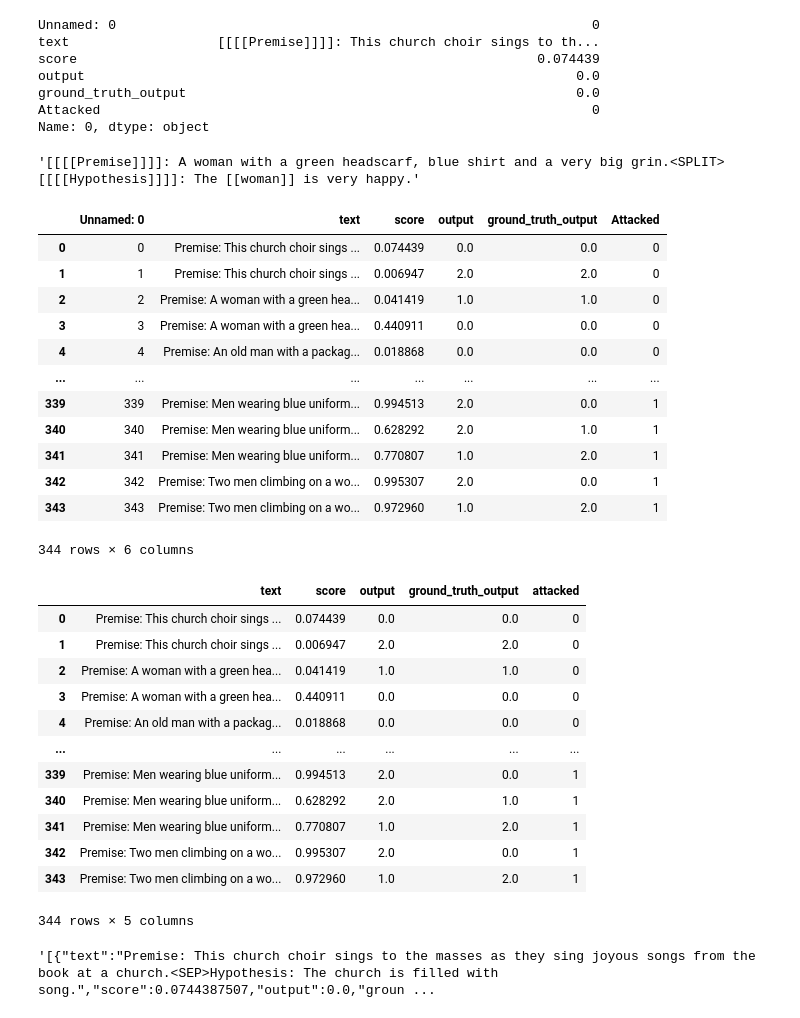
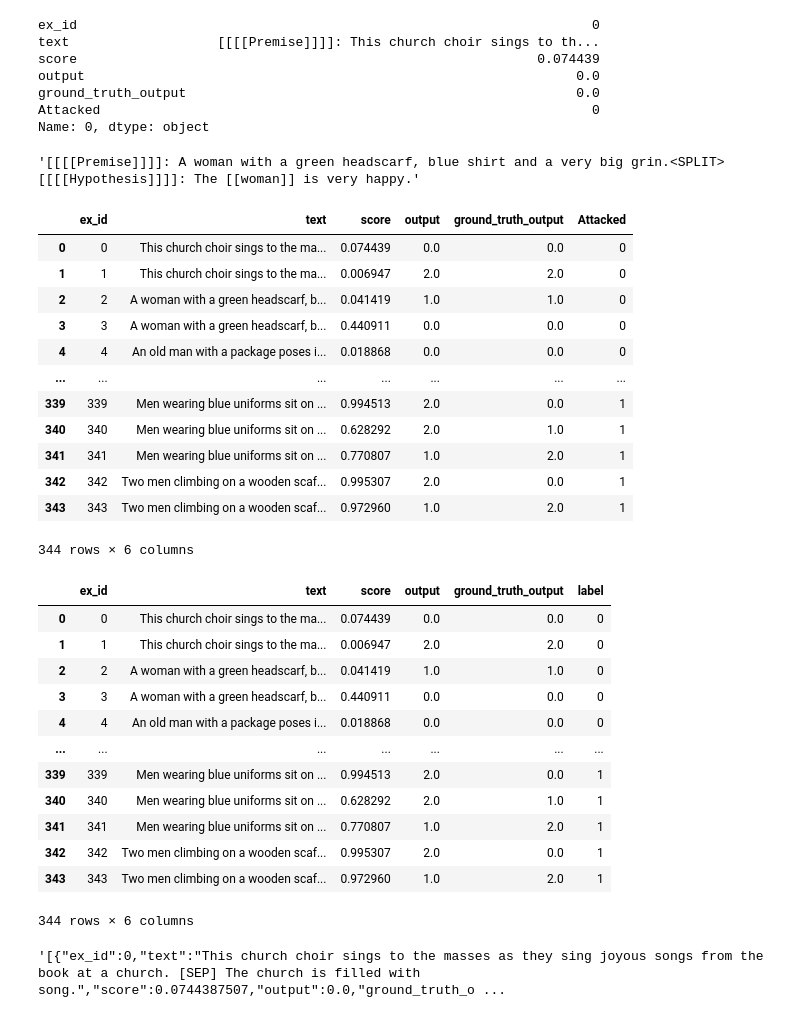
Before and after one commit to katieluo88/spectraltextanomoly, a Jupyter notebook: notebooks/convert_to_json.ipynb, the cells around one changed output. Cells and saved outputs as stored; diff of their text form; code cells hidden in the pictures.

```diff
--- a/notebooks/convert_to_json.ipynb
+++ b/notebooks/convert_to_json.ipynb
@@ -3,5 +3,6 @@ import pandas as pd
 import numpy as np
 # %%
 df = pd.read_csv('../data/textfooler-distilbert-base-cased-snli.csv')
+df.rename( columns={'Unnamed: 0':'ex_id'}, inplace=True )
 df
 # %% [output]
@@ -21,7 +22,7 @@ df
 # %%
 df.iloc[0]
 # %% [output]
-Unnamed: 0                                                             0
+ex_id                                                                  0
 text                   [[[[Premise]]]]: This church choir sings to th...
 score                                                           0.074439
 output                                                               0.0
@@ -49,46 +50,48 @@ df.iloc[3].text
 # df['premise'] = df.premise.str.replace('[[', '', regex=False).str.replace(']]', '', regex=False)
 # df['hypothesis'] = df.hypothesis.str.replace('[[', '', regex=False).str.replace(']]', '', regex=False)
 # %%
-df['text'] = df['text'].str.replace('<SPLIT>', '<SEP>', regex=False).str.replace('[[', '', regex=False).str.replace(']]', '', regex=False)
+df['text'] = df['text'].str.replace('[[', '', regex=False).str.replace(']]', '', regex=False).str.replace('<SPLIT>', ' [SEP] ', regex=False)
+# %%
+df['text'] = df['text'].str.replace('Premise: ', '', regex=False).str.replace('Hypothesis: ', '', regex=False)
 # %%
 df
 # %% [output]
-|  | Unnamed: 0 | text | score | output | ground_truth_output | Attacked |
-| 0 | 0 | Premise: This church choir sings ... | 0.074439 | 0.0 | 0.0 | 0 |
-| 1 | 1 | Premise: This church choir sings ... | 0.006947 | 2.0 | 2.0 | 0 |
-| 2 | 2 | Premise: A woman with a green hea... | 0.041419 | 1.0 | 1.0 | 0 |
-| 3 | 3 | Premise: A woman with a green hea... | 0.440911 | 0.0 | 0.0 | 0 |
-| 4 | 4 | Premise: An old man with a packag... | 0.018868 | 0.0 | 0.0 | 0 |
+|  | ex_id | text | score | output | ground_truth_output | Attacked |
+| 0 | 0 | This church choir sings to the ma... | 0.074439 | 0.0 | 0.0 | 0 |
+| 1 | 1 | This church choir sings to the ma... | 0.006947 | 2.0 | 2.0 | 0 |
+| 2 | 2 | A woman with a green headscarf, b... | 0.041419 | 1.0 | 1.0 | 0 |
+| 3 | 3 | A woman with a green headscarf, b... | 0.440911 | 0.0 | 0.0 | 0 |
+| 4 | 4 | An old man with a package poses i... | 0.018868 | 0.0 | 0.0 | 0 |
 | ... | ... | ... | ... | ... | ... | ... |
-| 339 | 339 | Premise: Men wearing blue uniform... | 0.994513 | 2.0 | 0.0 | 1 |
-| 340 | 340 | Premise: Men wearing blue uniform... | 0.628292 | 2.0 | 1.0 | 1 |
-| 341 | 341 | Premise: Men wearing blue uniform... | 0.770807 | 1.0 | 2.0 | 1 |
-| 342 | 342 | Premise: Two men climbing on a wo... | 0.995307 | 2.0 | 0.0 | 1 |
-| 343 | 343 | Premise: Two men climbing on a wo... | 0.972960 | 1.0 | 2.0 | 1 |
+| 339 | 339 | Men wearing blue uniforms sit on ... | 0.994513 | 2.0 | 0.0 | 1 |
+| 340 | 340 | Men wearing blue uniforms sit on ... | 0.628292 | 2.0 | 1.0 | 1 |
+| 341 | 341 | Men wearing blue uniforms sit on ... | 0.770807 | 1.0 | 2.0 | 1 |
+| 342 | 342 | Two men climbing on a wooden scaf... | 0.995307 | 2.0 | 0.0 | 1 |
+| 343 | 343 | Two men climbing on a wooden scaf... | 0.972960 | 1.0 | 2.0 | 1 |
 344 rows × 6 columns
 # %%
 # json_df = df[["premise", "hypothesis", "score", "output", "ground_truth_output", "Attacked"]]
-json_df = df[["text", "score", "output", "ground_truth_output", "Attacked"]]
-json_df = json_df.rename(columns={"Attacked": "attacked"})
+json_df = df[["ex_id", "text", "score", "output", "ground_truth_output", "Attacked"]]
+json_df = json_df.rename(columns={"Attacked": "label"})
 json_df
 # %% [output]
-|  | text | score | output | ground_truth_output | attacked |
-| 0 | Premise: This church choir sings ... | 0.074439 | 0.0 | 0.0 | 0 |
-| 1 | Premise: This church choir sings ... | 0.006947 | 2.0 | 2.0 | 0 |
-| 2 | Premise: A woman with a green hea... | 0.041419 | 1.0 | 1.0 | 0 |
-| 3 | Premise: A woman with a green hea... | 0.440911 | 0.0 | 0.0 | 0 |
-| 4 | Premise: An old man with a packag... | 0.018868 | 0.0 | 0.0 | 0 |
-| ... | ... | ... | ... | ... | ... |
-| 339 | Premise: Men wearing blue uniform... | 0.994513 | 2.0 | 0.0 | 1 |
-| 340 | Premise: Men wearing blue uniform... | 0.628292 | 2.0 | 1.0 | 1 |
-| 341 | Premise: Men wearing blue uniform... | 0.770807 | 1.0 | 2.0 | 1 |
-| 342 | Premise: Two men climbing on a wo... | 0.995307 | 2.0 | 0.0 | 1 |
-| 343 | Premise: Two men climbing on a wo... | 0.972960 | 1.0 | 2.0 | 1 |
+|  | ex_id | text | score | output | ground_truth_output | label |
+| 0 | 0 | This church choir sings to the ma... | 0.074439 | 0.0 | 0.0 | 0 |
+| 1 | 1 | This church choir sings to the ma... | 0.006947 | 2.0 | 2.0 | 0 |
+| 2 | 2 | A woman with a green headscarf, b... | 0.041419 | 1.0 | 1.0 | 0 |
+| 3 | 3 | A woman with a green headscarf, b... | 0.440911 | 0.0 | 0.0 | 0 |
+| 4 | 4 | An old man with a package poses i... | 0.018868 | 0.0 | 0.0 | 0 |
+| ... | ... | ... | ... | ... | ... | ... |
+| 339 | 339 | Men wearing blue uniforms sit on ... | 0.994513 | 2.0 | 0.0 | 1 |
+| 340 | 340 | Men wearing blue uniforms sit on ... | 0.628292 | 2.0 | 1.0 | 1 |
+| 341 | 341 | Men wearing blue uniforms sit on ... | 0.770807 | 1.0 | 2.0 | 1 |
+| 342 | 342 | Two men climbing on a wooden scaf... | 0.995307 | 2.0 | 0.0 | 1 |
+| 343 | 343 | Two men climbing on a wooden scaf... | 0.972960 | 1.0 | 2.0 | 1 |
-344 rows × 5 columns
+344 rows × 6 columns
 # %%
 result = json_df.to_json(orient="records")
 result
 # %% [output]
-'[{"text":"Premise: This church choir sings to the masses as they sing joyous songs from the book at a church.<SEP>Hypothesis: The church is filled with song.","score":0.0744387507,"output":0.0,"groun ...
+'[{"ex_id":0,"text":"This church choir sings to the masses as they sing joyous songs from the book at a church. [SEP] The church is filled with song.","score":0.0744387507,"output":0.0,"ground_truth_o ...
 # %%
 import json
```
Also changed, not shown: parts of 4 cells of this notebook, 2 other files.
